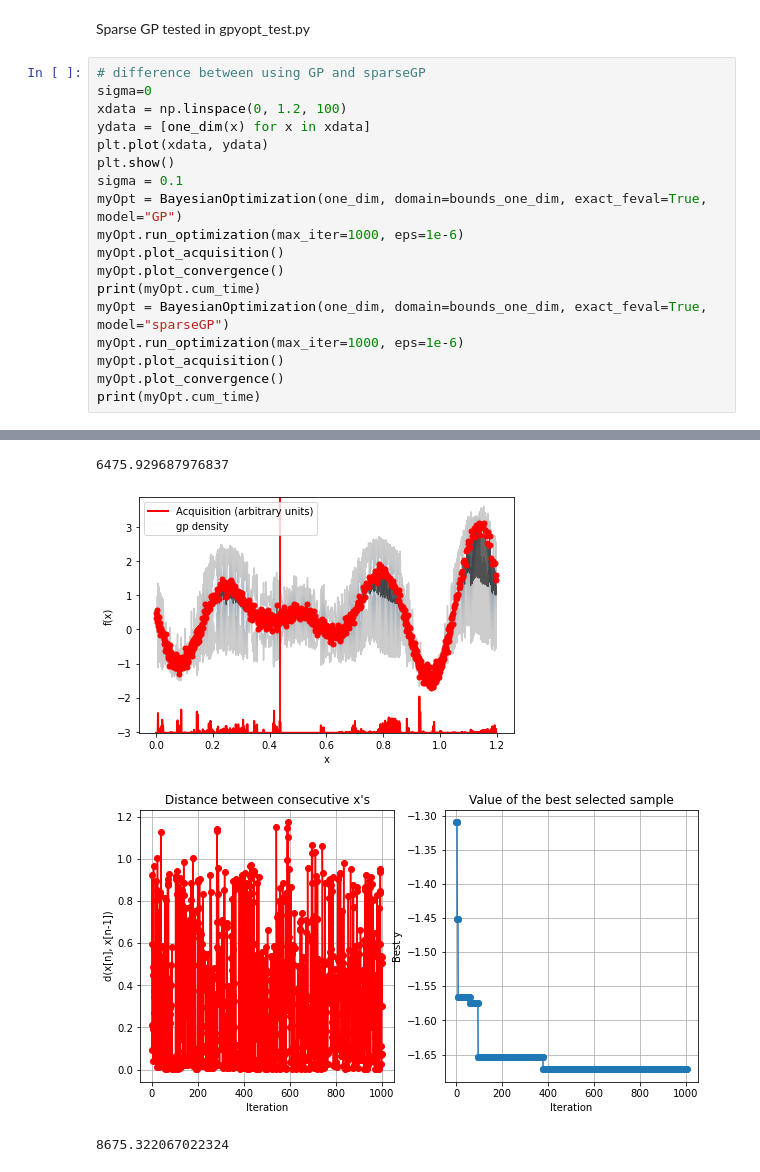
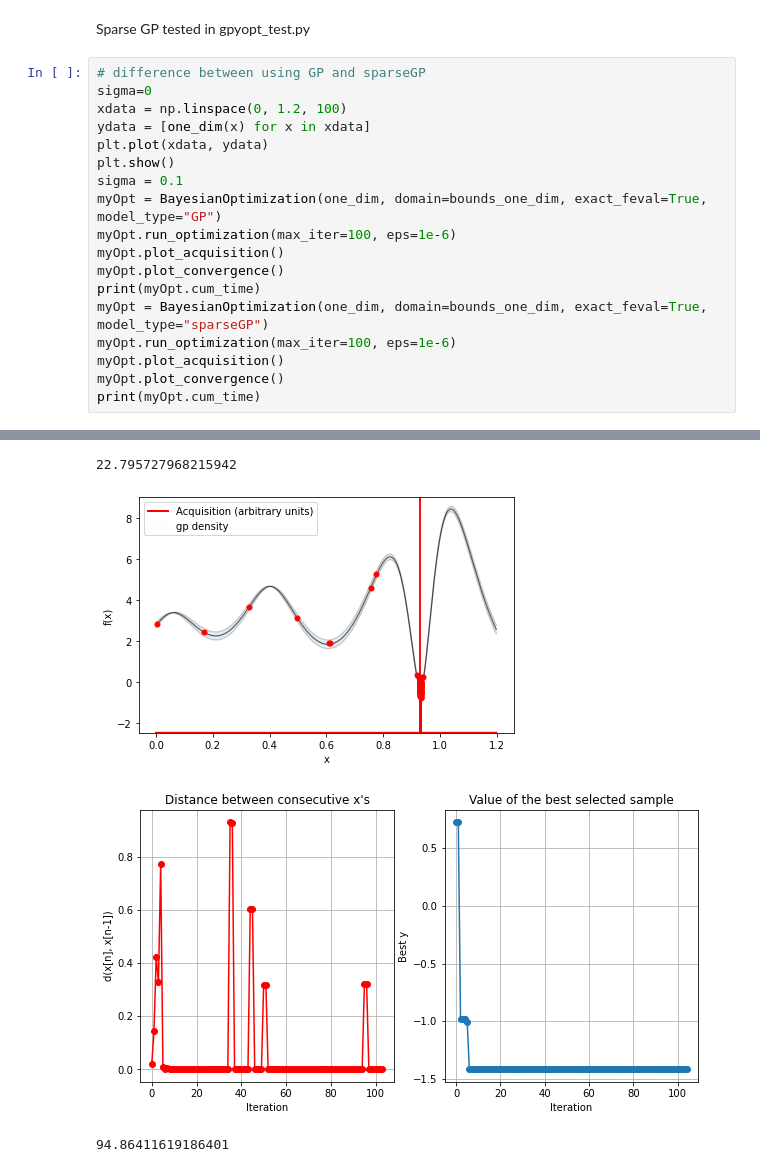
Before and after one commit to zxytan/IIB_Project, a Jupyter notebook: GPyOpt Testing.ipynb, the cells around one changed output, grey strips where cells are left out. Cells and saved outputs as stored; diff of their text form.

Commit message:
sparse GP testing, update logbook

```diff
--- a/GPyOpt Testing.ipynb
+++ b/GPyOpt Testing.ipynb
@@ -132,13 +132,13 @@ ydata = [one_dim(x) for x in xdata]
 plt.plot(xdata, ydata)
 plt.show()
 sigma = 0.1
-myOpt = BayesianOptimization(one_dim, domain=bounds_one_dim, exact_feval=True, model="GP")
-myOpt.run_optimization(max_iter=1000, eps=1e-6)
+myOpt = BayesianOptimization(one_dim, domain=bounds_one_dim, exact_feval=True, model_type="GP")
+myOpt.run_optimization(max_iter=100, eps=1e-6)
 myOpt.plot_acquisition()
 myOpt.plot_convergence()
 print(myOpt.cum_time)
-myOpt = BayesianOptimization(one_dim, domain=bounds_one_dim, exact_feval=True, model="sparseGP")
-myOpt.run_optimization(max_iter=1000, eps=1e-6)
+myOpt = BayesianOptimization(one_dim, domain=bounds_one_dim, exact_feval=True, model_type="sparseGP")
+myOpt.run_optimization(max_iter=100, eps=1e-6)
 myOpt.plot_acquisition()
 myOpt.plot_convergence()
 print(myOpt.cum_time)
@@ -149,4 +149,4 @@ print(myOpt.cum_time)
-6475.929687976837
+22.795727968215942
-[figure, old version]
+[figure, new version]
-[figure, old version]
+[figure, new version]
-8675.322067022324
+94.86411619186401
```
Also changed, not shown: parts of 2 cells of this notebook.
